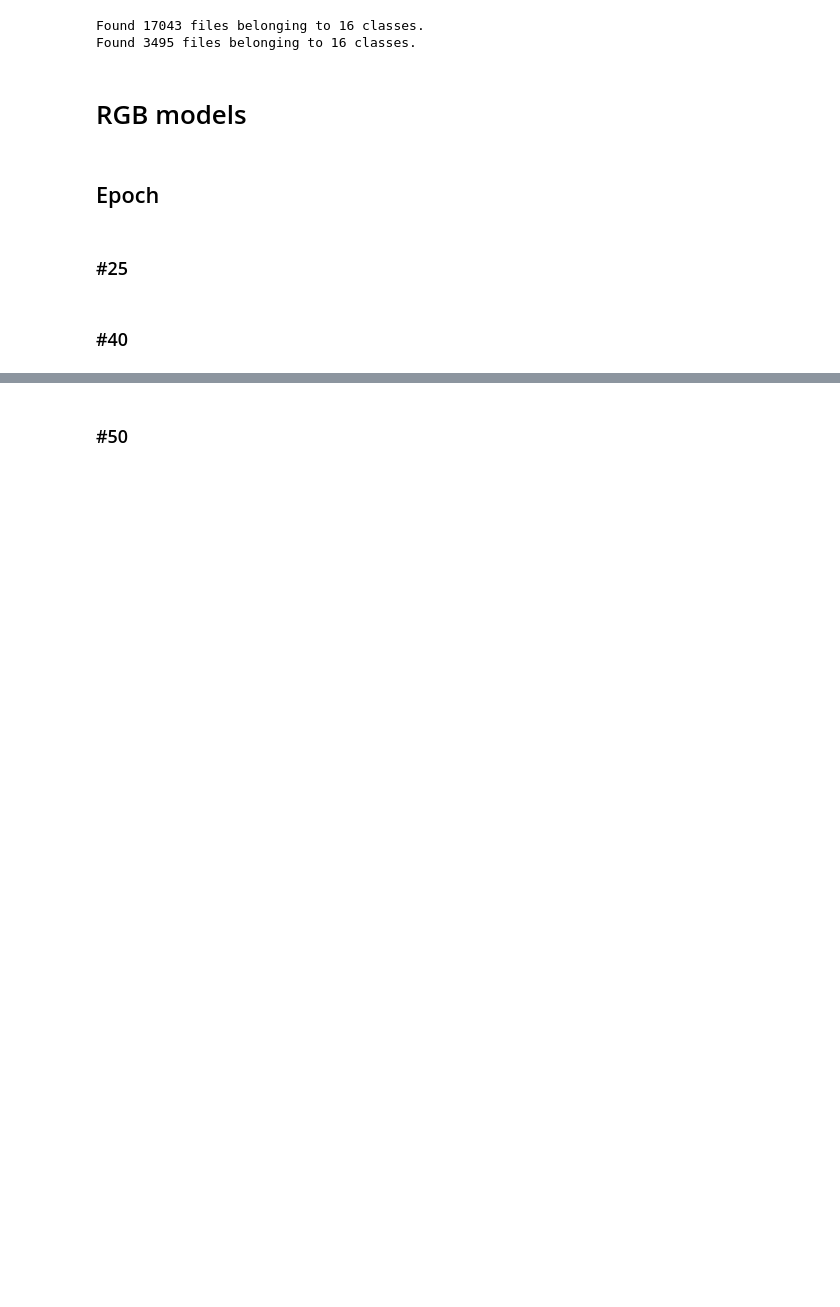
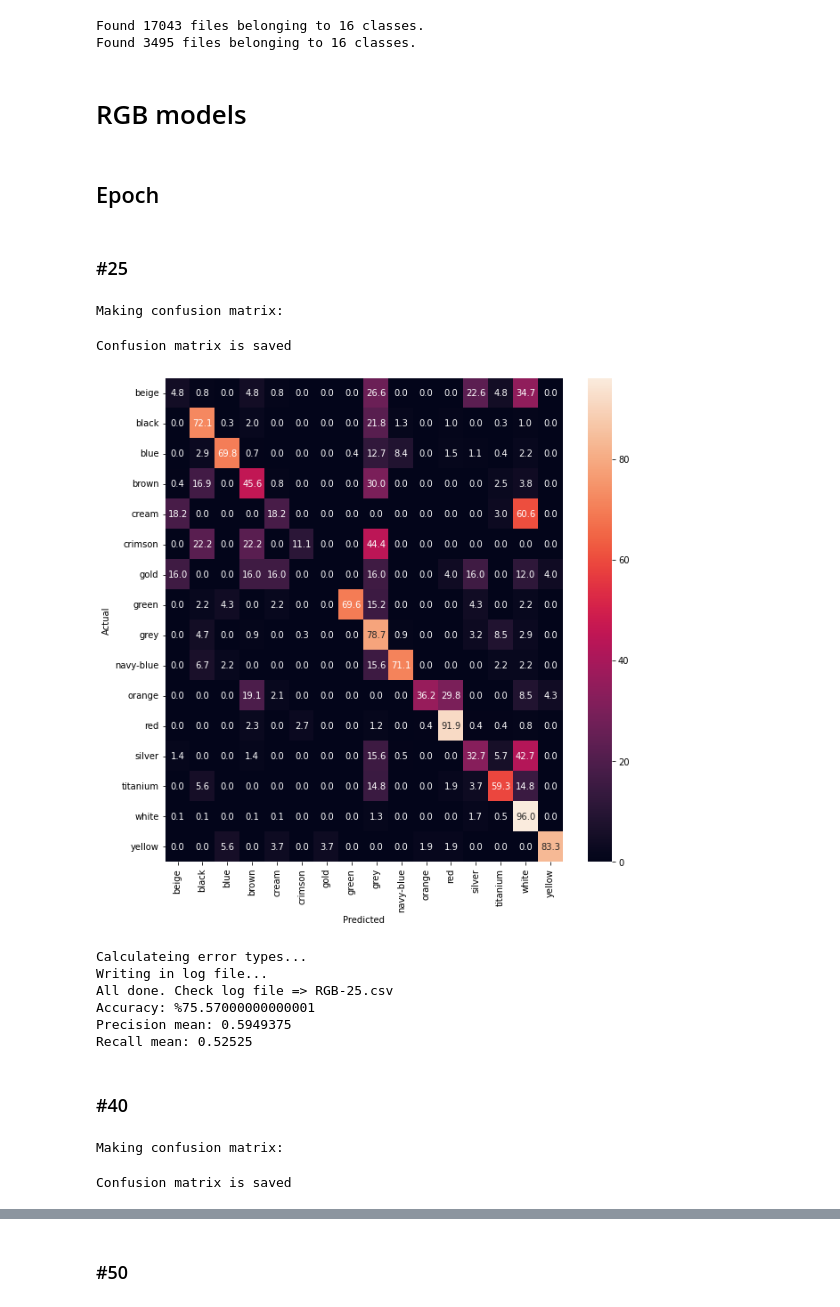
Before and after one commit to m-bashari-m/vehicle-color-recognition, a Jupyter notebook: src/6_best_model_and_analyze.ipynb, the cells around one changed output, grey strips where cells are left out. Drawn from its saved outputs; the diff is of its cells as text; code cells hidden in the pictures; blank space fills up the shorter version.

```diff
--- a/src/6_best_model_and_analyze.ipynb
+++ b/src/6_best_model_and_analyze.ipynb
@@ -51,9 +80,12 @@ classes, _ = get_class_weight()
 # %% [markdown]
 ### #25
 # %%
-rgb_25 = get_model('rgb-model-25')
+rgb_25 = get_model('rgb-model-25.h5')
 
-analyzer_25 = ErrorAnalyzer(model=rgb_25,
+rgb_analyzer_25 = ErrorAnalyzer(model=rgb_25,
                          model_name='RGB-25',
                          ds=val_ds,
                          classes=classes)
+# %% [output]
+Making confusion matrix:
+Confusion matrix is saved
@@ -63,9 +92,23 @@ analyzer_25.evaluate_model()
+# %%
+rgb_analyzer_25.plot_confusion_mat()
+rgb_analyzer_25.evaluate_model()
+# %% [output]
+[figure, added]
+Calculateing error types...
+Writing in log file...
+All done. Check log file => RGB-25.csv
+Accuracy: %75.57000000000001
+Precision mean: 0.5949375
+Recall mean: 0.52525
 # %% [markdown]
 ### #40
 # %%
-rgb_40 = get_model('rgb-model-40')
+rgb_40 = get_model('rgb-model-40.h5')
 
-analyzer_40 = ErrorAnalyzer(model=rgb_25,
+rgb_analyzer_40 = ErrorAnalyzer(model=rgb_40,
                          model_name='RGB-40',
                          ds=val_ds,
                          classes=classes)
+# %% [output]
+Making confusion matrix:
+Confusion matrix is saved
```
Also changed, not shown: parts of 32 cells of this notebook.
